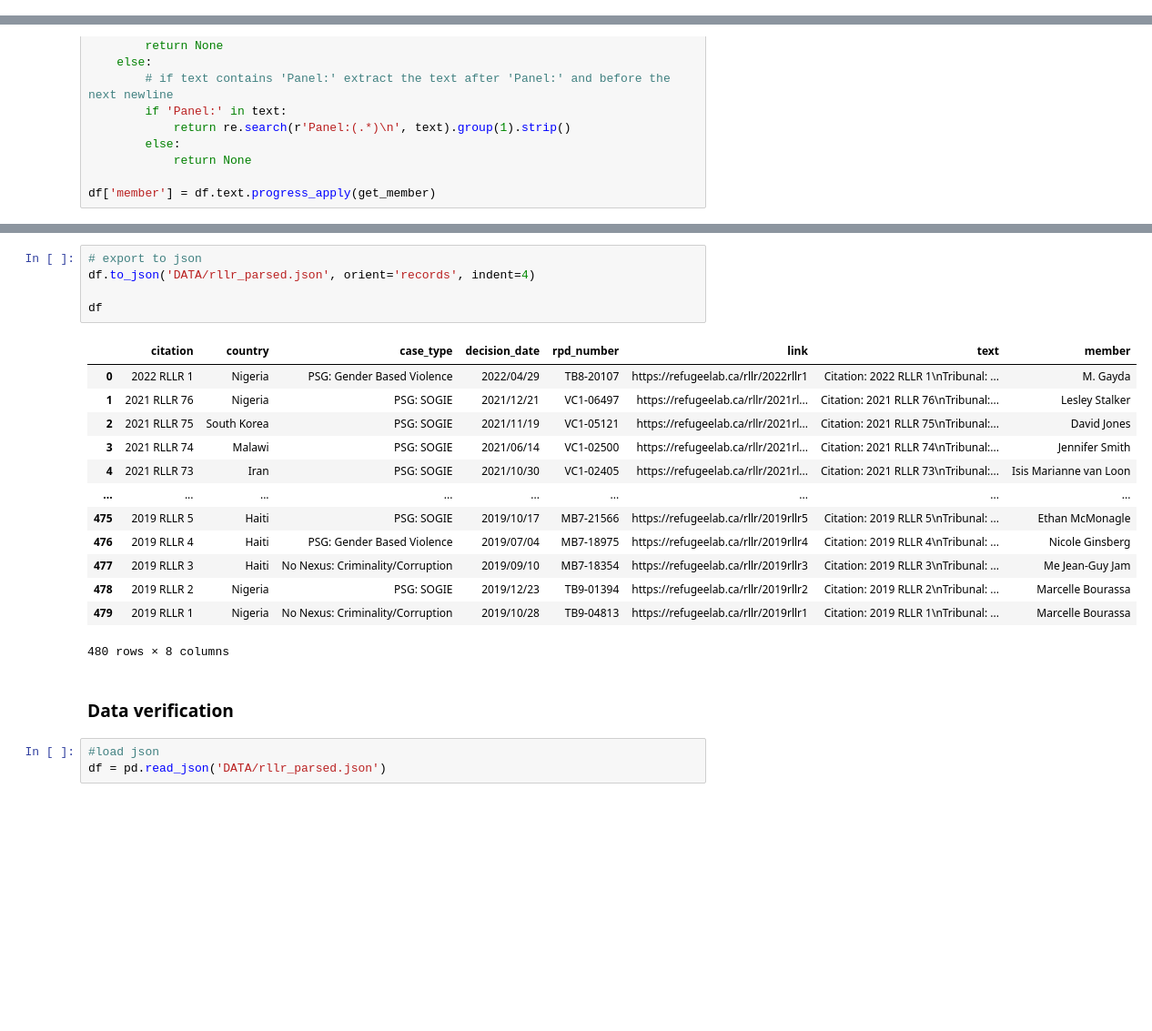
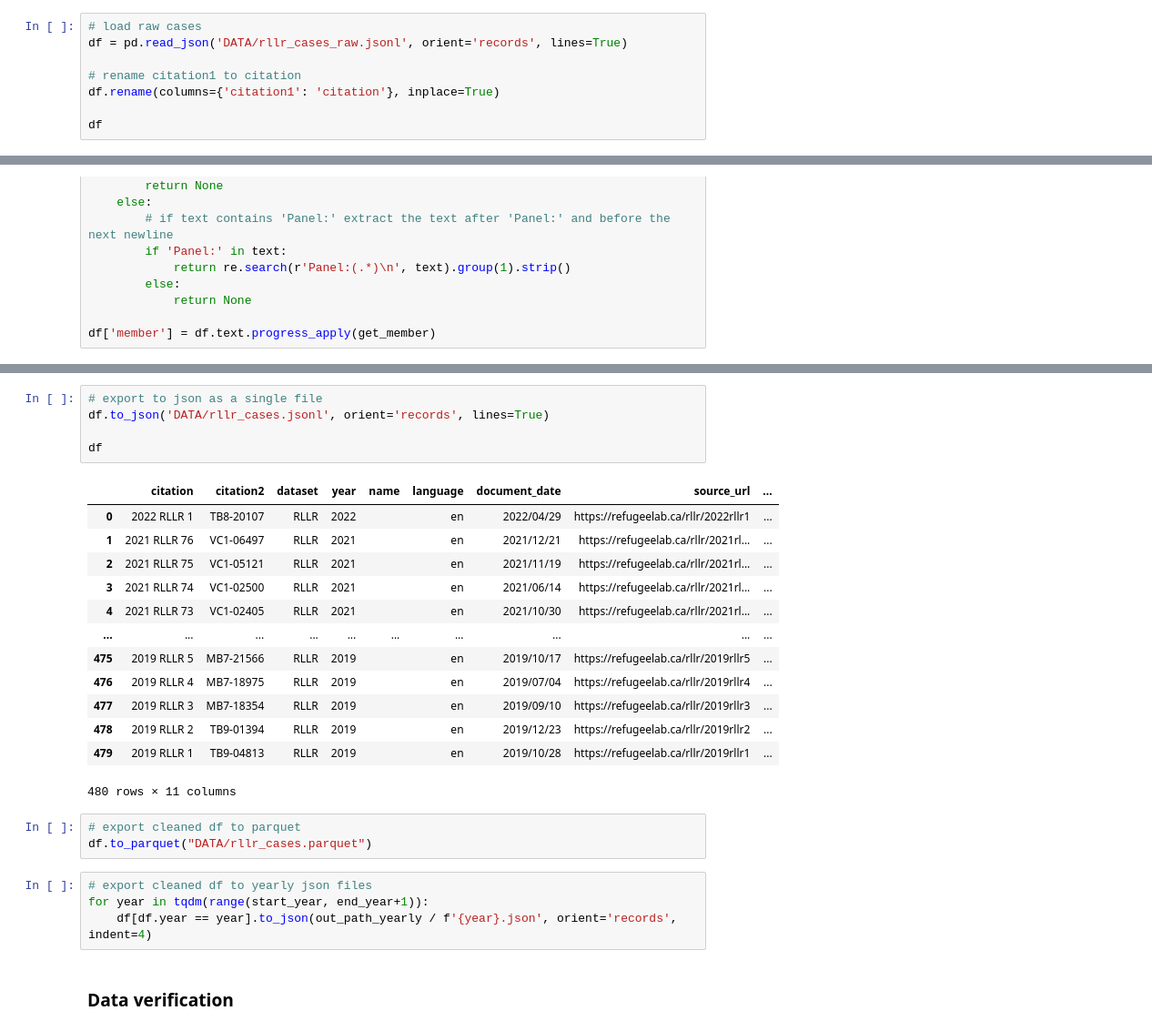
Before and after one commit to Refugee-Law-Lab/rllr_bulk_data, a Jupyter notebook: scrape_rllr.ipynb, the cells around one changed output, grey strips where cells are left out. Shown at 91% size. Drawn from its saved outputs; the diff is of its cells as text; blank space fills up the shorter version.

```diff
--- a/scrape_rllr.ipynb
+++ b/scrape_rllr.ipynb
@@ -102,3 +110,11 @@ df
 480 rows × 7 columns
 # %% [markdown]
 ### Parse html for each case
+# %%
+# load raw cases
+df = pd.read_json('DATA/rllr_cases_raw.jsonl', orient='records', lines=True)
+
+# rename citation1 to citation
+df.rename(columns={'citation1': 'citation'}, inplace=True)
+
+df
@@ -149,24 +225,28 @@ df['member'] = df.text.progress_apply(get_member)
 # %%
-# export to json
-df.to_json('DATA/rllr_parsed.json', orient='records', indent=4)
+# export to json as a single file
+df.to_json('DATA/rllr_cases.jsonl', orient='records', lines=True)
 
 df
 # %% [output]
-|  | citation | country | case_type | decision_date | rpd_number | link | text | member |
-| 0 | 2022 RLLR 1 | Nigeria | PSG: Gender Based Violence | 2022/04/29 | TB8-20107 | https://refugeelab.ca/rllr/2022rllr1 | Citation: 2022 RLLR 1\nTribunal: ... | M. Gayda |
-| 1 | 2021 RLLR 76 | Nigeria | PSG: SOGIE | 2021/12/21 | VC1-06497 | https://refugeelab.ca/rllr/2021rl... | Citation: 2021 RLLR 76\nTribunal:... | Lesley Stalker |
-| 2 | 2021 RLLR 75 | South Korea | PSG: SOGIE | 2021/11/19 | VC1-05121 | https://refugeelab.ca/rllr/2021rl... | Citation: 2021 RLLR 75\nTribunal:... | David Jones |
-| 3 | 2021 RLLR 74 | Malawi | PSG: SOGIE | 2021/06/14 | VC1-02500 | https://refugeelab.ca/rllr/2021rl... | Citation: 2021 RLLR 74\nTribunal:... | Jennifer Smith |
-| 4 | 2021 RLLR 73 | Iran | PSG: SOGIE | 2021/10/30 | VC1-02405 | https://refugeelab.ca/rllr/2021rl... | Citation: 2021 RLLR 73\nTribunal:... | Isis Marianne van Loon |
-| ... | ... | ... | ... | ... | ... | ... | ... | ... |
-| 475 | 2019 RLLR 5 | Haiti | PSG: SOGIE | 2019/10/17 | MB7-21566 | https://refugeelab.ca/rllr/2019rllr5 | Citation: 2019 RLLR 5\nTribunal: ... | Ethan McMonagle |
-| 476 | 2019 RLLR 4 | Haiti | PSG: Gender Based Violence | 2019/07/04 | MB7-18975 | https://refugeelab.ca/rllr/2019rllr4 | Citation: 2019 RLLR 4\nTribunal: ... | Nicole Ginsberg |
-| 477 | 2019 RLLR 3 | Haiti | No Nexus: Criminality/Corruption | 2019/09/10 | MB7-18354 | https://refugeelab.ca/rllr/2019rllr3 | Citation: 2019 RLLR 3\nTribunal: ... | Me Jean-Guy Jam |
-| 478 | 2019 RLLR 2 | Nigeria | PSG: SOGIE | 2019/12/23 | TB9-01394 | https://refugeelab.ca/rllr/2019rllr2 | Citation: 2019 RLLR 2\nTribunal: ... | Marcelle Bourassa |
-| 479 | 2019 RLLR 1 | Nigeria | No Nexus: Criminality/Corruption | 2019/10/28 | TB9-04813 | https://refugeelab.ca/rllr/2019rllr1 | Citation: 2019 RLLR 1\nTribunal: ... | Marcelle Bourassa |
+|  | citation | citation2 | dataset | year | name | language | document_date | source_url | ... |
+| 0 | 2022 RLLR 1 | TB8-20107 | RLLR | 2022 |  | en | 2022/04/29 | https://refugeelab.ca/rllr/2022rllr1 | ... |
+| 1 | 2021 RLLR 76 | VC1-06497 | RLLR | 2021 |  | en | 2021/12/21 | https://refugeelab.ca/rllr/2021rl... | ... |
+| 2 | 2021 RLLR 75 | VC1-05121 | RLLR | 2021 |  | en | 2021/11/19 | https://refugeelab.ca/rllr/2021rl... | ... |
+| 3 | 2021 RLLR 74 | VC1-02500 | RLLR | 2021 |  | en | 2021/06/14 | https://refugeelab.ca/rllr/2021rl... | ... |
+| 4 | 2021 RLLR 73 | VC1-02405 | RLLR | 2021 |  | en | 2021/10/30 | https://refugeelab.ca/rllr/2021rl... | ... |
+| ... | ... | ... | ... | ... | ... | ... | ... | ... | ... |
+| 475 | 2019 RLLR 5 | MB7-21566 | RLLR | 2019 |  | en | 2019/10/17 | https://refugeelab.ca/rllr/2019rllr5 | ... |
+| 476 | 2019 RLLR 4 | MB7-18975 | RLLR | 2019 |  | en | 2019/07/04 | https://refugeelab.ca/rllr/2019rllr4 | ... |
+| 477 | 2019 RLLR 3 | MB7-18354 | RLLR | 2019 |  | en | 2019/09/10 | https://refugeelab.ca/rllr/2019rllr3 | ... |
+| 478 | 2019 RLLR 2 | TB9-01394 | RLLR | 2019 |  | en | 2019/12/23 | https://refugeelab.ca/rllr/2019rllr2 | ... |
+| 479 | 2019 RLLR 1 | TB9-04813 | RLLR | 2019 |  | en | 2019/10/28 | https://refugeelab.ca/rllr/2019rllr1 | ... |
-480 rows × 8 columns
+480 rows × 11 columns
+# %%
+# export cleaned df to parquet
+df.to_parquet("DATA/rllr_cases.parquet")
+# %%
+# export cleaned df to yearly json files
+for year in tqdm(range(start_year, end_year+1)):
+    df[df.year == year].to_json(out_path_yearly / f'{year}.json', orient='records', indent=4)
 # %% [markdown]
 ### Data verification
-# %%
-#load json
-df = pd.read_json('DATA/rllr_parsed.json')
```
Also changed, not shown: parts of 7 cells of this notebook, 8 other files.
